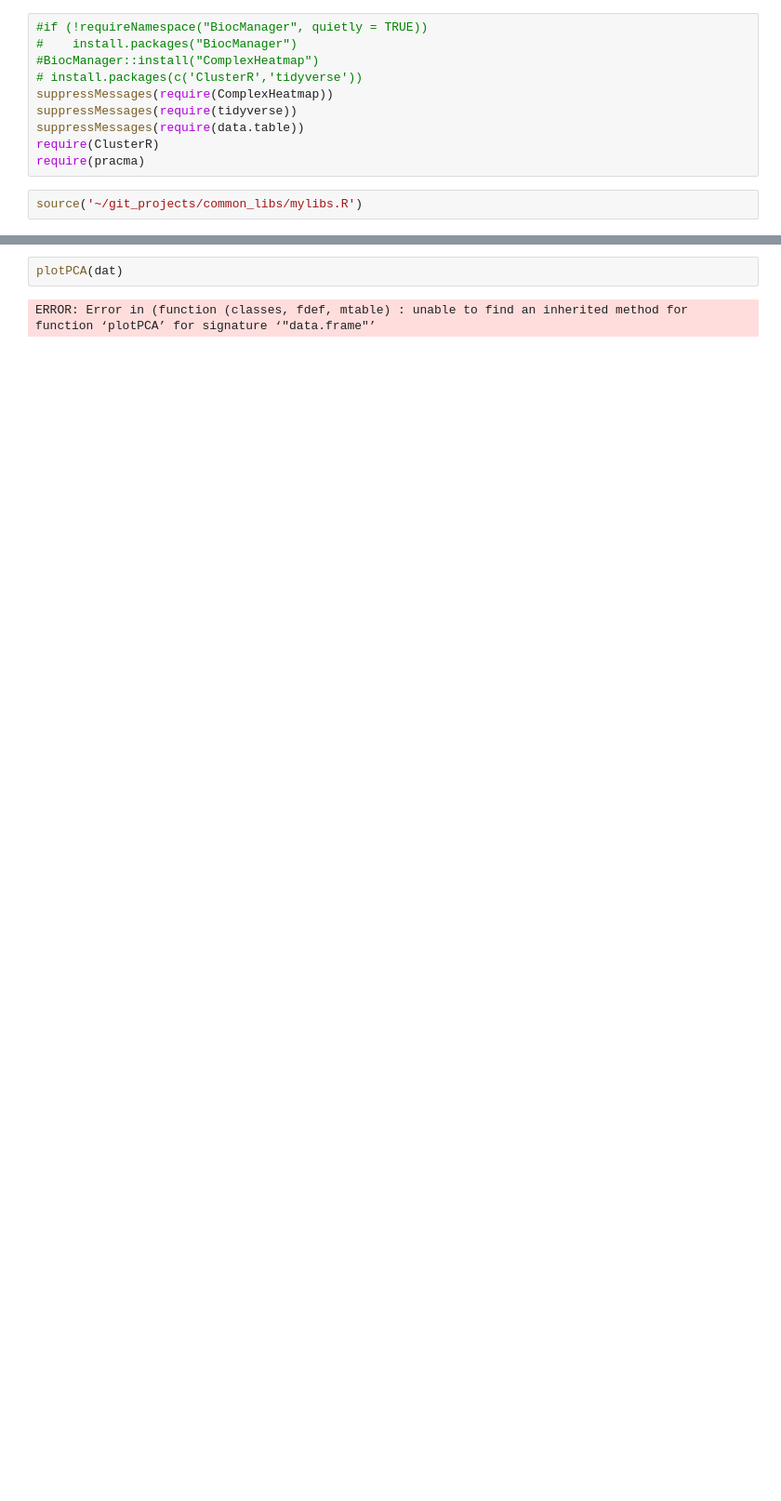
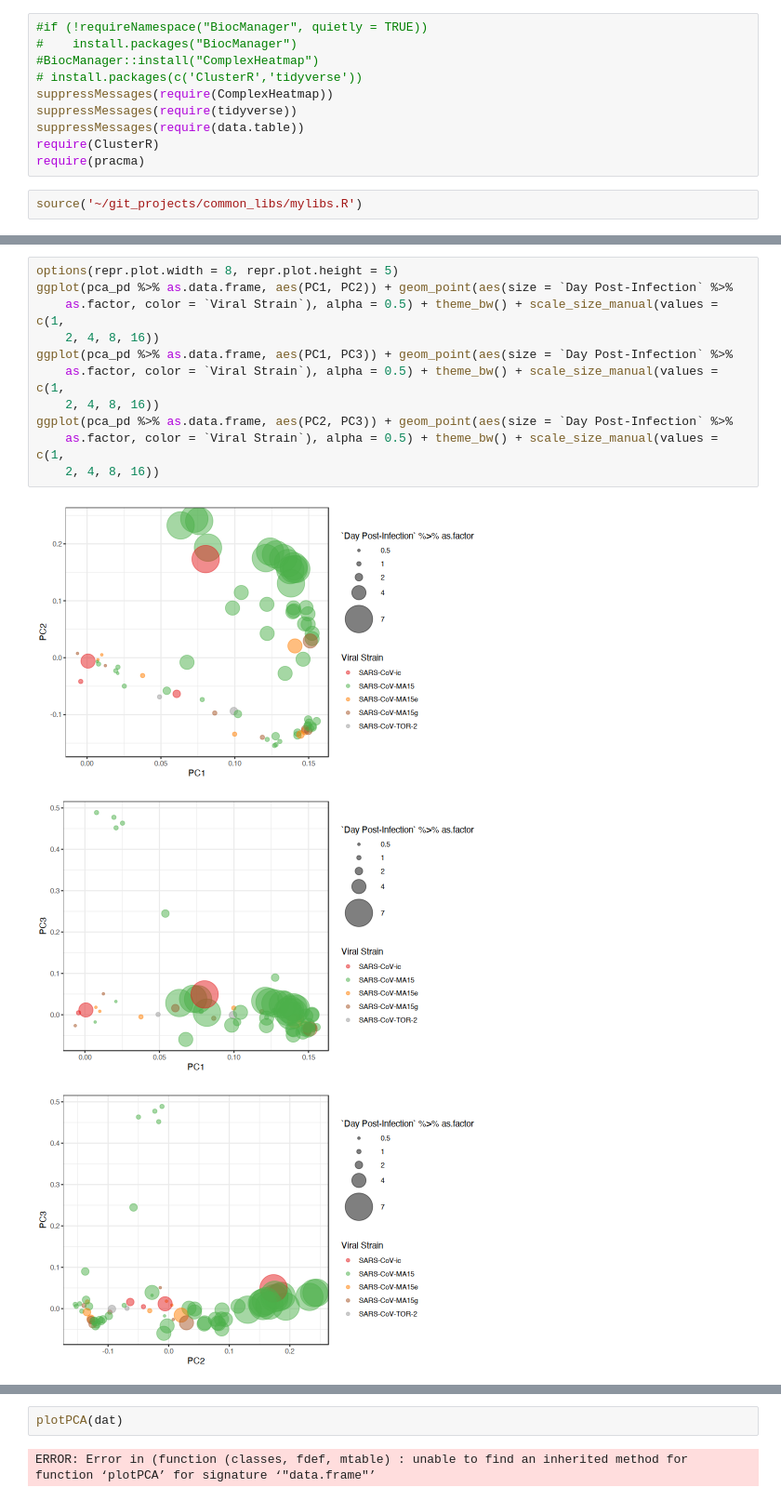
Before and after one commit to biomystery/covid-project, a Jupyter notebook: notebooks/PCA.ipynb, the cells around one changed output, grey strips where cells are left out. Shown at 93% size. Drawn from its saved outputs; the diff is of its cells as text; blank space fills up the shorter version.

```diff
--- a/notebooks/PCA.ipynb
+++ b/notebooks/PCA.ipynb
@@ -60,2 +46,17 @@ ggplot(pca_pd %>% as.data.frame, aes(PC1, PC2)) + geom_point(aes(size = `Day Pos
+# %%
+options(repr.plot.width = 8, repr.plot.height = 5)
+ggplot(pca_pd %>% as.data.frame, aes(PC1, PC2)) + geom_point(aes(size = `Day Post-Infection` %>%
+    as.factor, color = `Viral Strain`), alpha = 0.5) + theme_bw() + scale_size_manual(values = c(1,
+    2, 4, 8, 16))
+ggplot(pca_pd %>% as.data.frame, aes(PC1, PC3)) + geom_point(aes(size = `Day Post-Infection` %>%
+    as.factor, color = `Viral Strain`), alpha = 0.5) + theme_bw() + scale_size_manual(values = c(1,
+    2, 4, 8, 16))
+ggplot(pca_pd %>% as.data.frame, aes(PC2, PC3)) + geom_point(aes(size = `Day Post-Infection` %>%
+    as.factor, color = `Viral Strain`), alpha = 0.5) + theme_bw() + scale_size_manual(values = c(1,
+    2, 4, 8, 16))
+# %% [output]
+[figure, added]
+[figure, added]
+[figure, added]
 # %%
 options(repr.plot.width = 8, repr.plot.height = 5)
```
Also changed, not shown: parts of 10 cells of this notebook, 4 other files.
